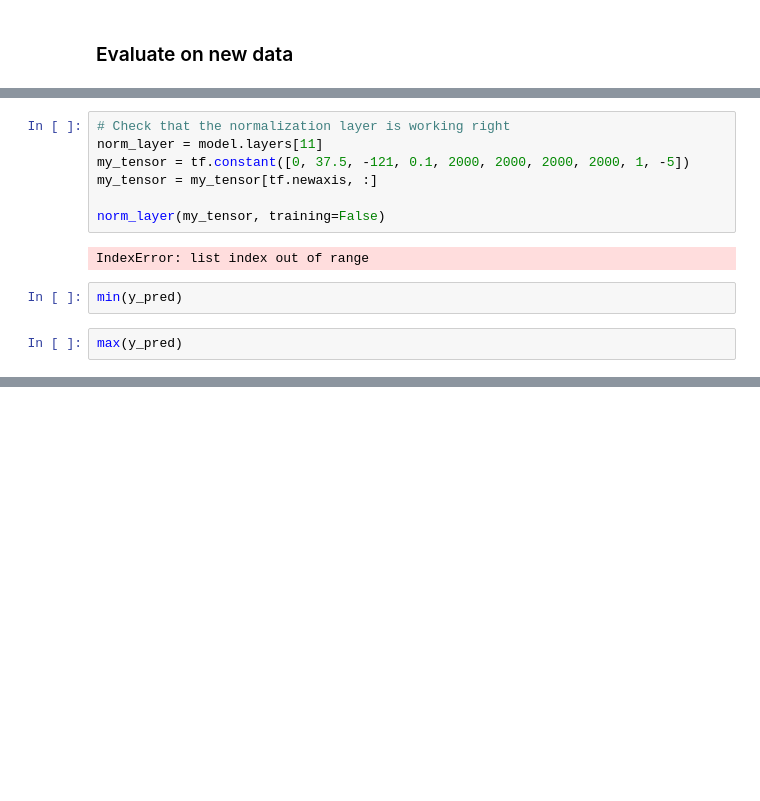
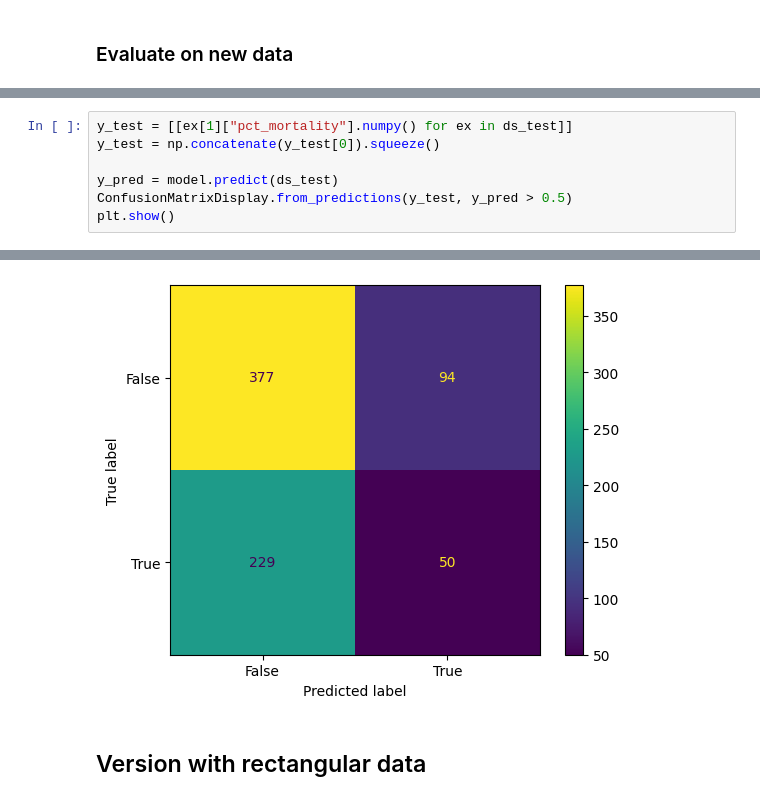
Before and after one commit to s-kganz/ForestLST, a Jupyter notebook: notebooks/build_preisler_nn.ipynb, the cells around one changed output, grey strips where cells are left out. Cells and saved outputs as stored; diff of their text form; blank space fills up the shorter version.

```diff
--- a/notebooks/build_preisler_nn.ipynb
+++ b/notebooks/build_preisler_nn.ipynb
@@ -264,13 +284,8 @@ y_pred = model.predict(ds_test)
-# %%
-# Check that the normalization layer is working right
-norm_layer = model.layers[11]
-my_tensor = tf.constant([0, 37.5, -121, 0.1, 2000, 2000, 2000, 2000, 1, -5])
-my_tensor = my_tensor[tf.newaxis, :]
-
-norm_layer(my_tensor, training=False)
-# %% [output]
-IndexError: list index out of range
-# %%
-min(y_pred)
-# %%
-max(y_pred)
+# %%
+y_test = [[ex[1]["pct_mortality"].numpy() for ex in ds_test]]
+y_test = np.concatenate(y_test[0]).squeeze()
+
+y_pred = model.predict(ds_test)
+ConfusionMatrixDisplay.from_predictions(y_test, y_pred > 0.5)
+plt.show()
+# %% [output]
@@ -276,0 +293,3 @@ max(y_pred)
+[figure, added]
+# %% [markdown]
+## Version with rectangular data
```
Also changed, not shown: parts of 25 cells of this notebook, 1 other file.
